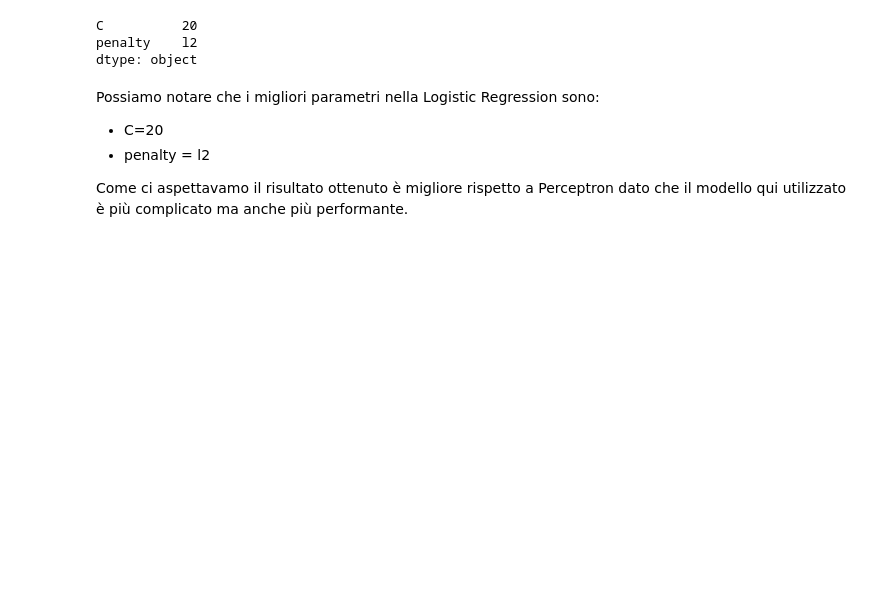
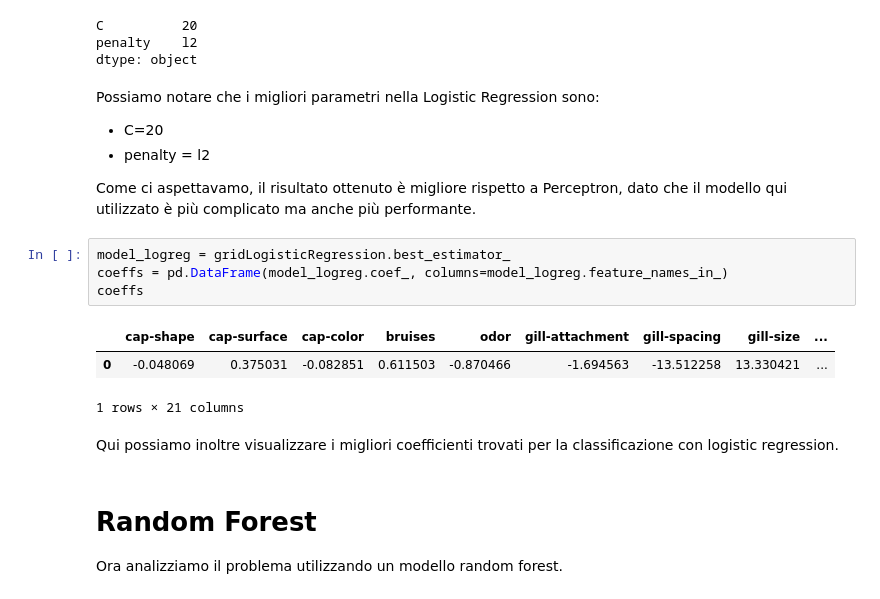
Before and after one commit to FedericoGuidazzi/HeartFailure, a Jupyter notebook: Mushrooms_Edible.ipynb, the cells around one changed output. Saved outputs shown, nothing was run; the diff lists cells and outputs as text; blank space fills up the shorter version.

Commit message:
insert a random study and print the best params of logistic regression

```diff
--- a/Mushrooms_Edible.ipynb
+++ b/Mushrooms_Edible.ipynb
@@ -338,4 +353,18 @@ Possiamo notare che i migliori parametri nella Logistic Regression sono:
 - C=20
 - penalty = l2
 
-Come ci aspettavamo il risultato ottenuto è migliore rispetto a Perceptron dato che il modello qui utilizzato è più complicato ma anche più performante.
+Come ci aspettavamo, il risultato ottenuto è migliore rispetto a Perceptron, dato che il modello qui utilizzato è più complicato ma anche più performante.
+# %%
+model_logreg = gridLogisticRegression.best_estimator_
+coeffs = pd.DataFrame(model_logreg.coef_, columns=model_logreg.feature_names_in_)
+coeffs
+# %% [output]
+|  | cap-shape | cap-surface | cap-color | bruises | odor | gill-attachment | gill-spacing | gill-size | ... |
+| 0 | -0.048069 | 0.375031 | -0.082851 | 0.611503 | -0.870466 | -1.694563 | -13.512258 | 13.330421 | ... |
+1 rows × 21 columns
+# %% [markdown]
+Qui possiamo inoltre visualizzare i migliori coefficienti trovati per la classificazione con logistic regression.
+# %% [markdown]
+# Random Forest
+
+Ora analizziamo il problema utilizzando un modello random forest.
```
Also changed, not shown: parts of 6 cells of this notebook.
